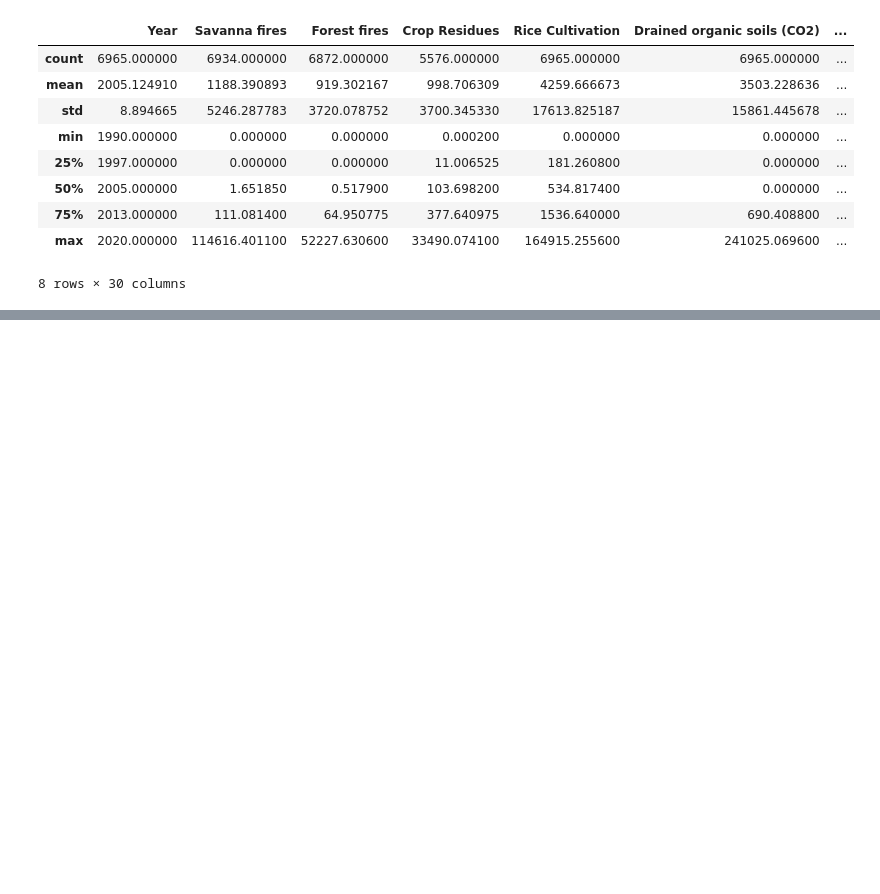
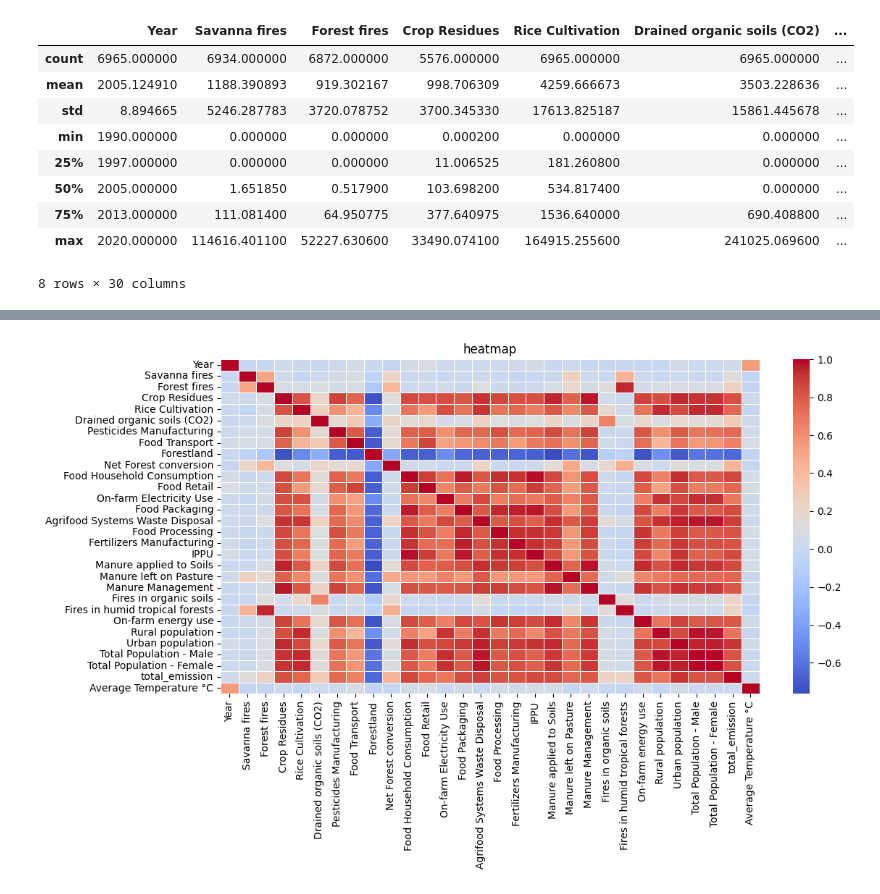
Before and after one commit to ShaileshPoojary/ML-based-Forecasting-and-Analysis-of-Agri-Food-CO-Emissions, a Jupyter notebook: forecasting-and-analysis-of-agri-food-co2-emission.ipynb, the cells around one changed output, grey strips where cells are left out. Cells and saved outputs as stored; diff of their text form; code cells hidden in the pictures; blank space fills up the shorter version.

```diff
--- a/forecasting-and-analysis-of-agri-food-co2-emission.ipynb
+++ b/forecasting-and-analysis-of-agri-food-co2-emission.ipynb
@@ -53,0 +97,9 @@ df.describe()
+# %%
+numeric_df = df.select_dtypes(include=['float64', 'int64'])
+
+plt.figure(figsize=(12,6))
+sns.heatmap(numeric_df.corr(),linewidths=0.5,annot=False,cmap="coolwarm")
+plt.title('heatmap')
+plt.show()
+# %% [output]
+[figure, added]
```
Also changed, not shown: parts of 7 cells of this notebook.
